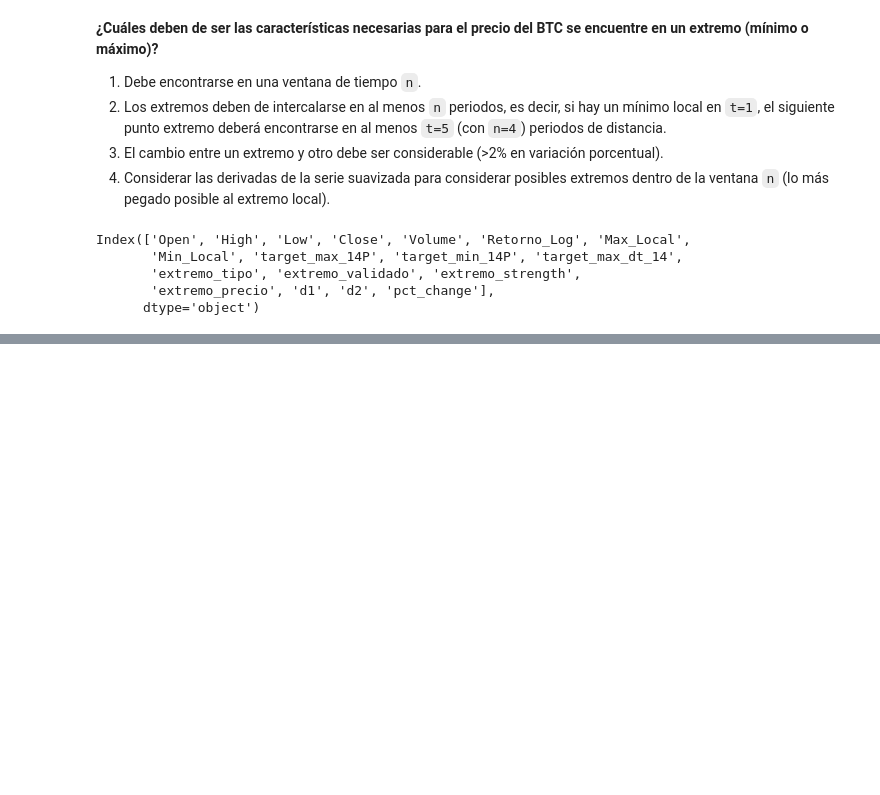
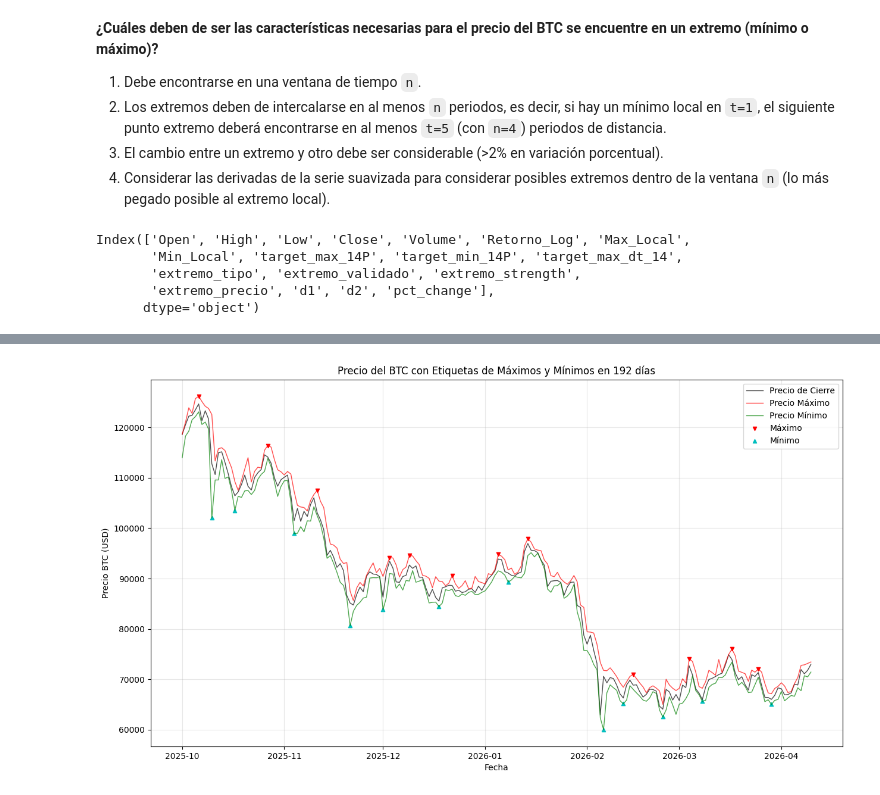
Before and after one commit to julesaccm/Apex-project, a Jupyter notebook: notebooks/EDA_Targeting_BTC.ipynb, the cells around one changed output, grey strips where cells are left out. Cells and saved outputs as stored; diff of their text form; code cells hidden in the pictures; blank space fills up the shorter version.

```diff
--- a/notebooks/EDA_Targeting_BTC.ipynb
+++ b/notebooks/EDA_Targeting_BTC.ipynb
@@ -430,0 +435,38 @@ btc2['target_min'] = np.where(btc2['extremo_tipo']==-1,1,0)
+# %%
+# Funcion para graficar
+def graficar_extremos(df_btc, targets: list, since):
+    btc_graph = df_btc[['High','Close','Low']+targets].copy()
+    btc_graph = btc_graph.loc[df_btc.index >= since]
+
+    titulo=f"Precio del BTC con Etiquetas de Máximos y Mínimos en {btc_graph.shape[0]} días"
+    plt.figure(figsize=(15, 8))
+
+    # 1. Graficamos el precio de cierre como referencia
+    plt.plot(btc_graph.index, btc_graph['Close'], label='Precio de Cierre', color='black', alpha=0.7, lw=1)
+
+    plt.plot(btc_graph.index, btc_graph['High'], label='Precio Máximo', color='r', alpha=0.7, lw=1)
+
+    plt.plot(btc_graph.index, btc_graph['Low'], label='Precio Mínimo', color='g', alpha=0.7, lw=1)
+
+    # 2. Resaltamos los Máximos (Target == 1) usando el High
+    maximos = btc_graph[btc_graph[targets[0]] > 0]
+    plt.scatter(maximos.index, maximos['High'], color='red', label='Máximo', marker='v', s=20)
+
+    minimos = btc_graph[btc_graph[targets[1]] > 0]
+    plt.scatter(minimos.index, minimos['Low'], color='c', label='Mínimo', marker='^', s=20)
+
+    plt.title(titulo)
+    plt.xlabel('Fecha')
+    plt.ylabel('Precio BTC (USD)')
+    plt.legend()
+    plt.grid(True, alpha=0.3)
+    plt.show()
+# %%
+labels = pd.DataFrame()
+for m in ['rolling','forward','savgol']:
+    pipe = BTCPipeline(exchange_id="binance", symbol="BTC/USDT", timeframe="1d", keep_meta=False, labeler_method=m)
+    df   = pipe.run("2018-01-01", "2026-04-10")
+    if m == 'rolling':
+        labels = df[['High','Close','Low','target_max','target_min']].rename(columns={'target_max':f'max_{m}','target_min':f'min_{m}'})
+    else:
+        labels = pd.concat([labels, df[['target_max','target_min']].rename(columns={'target_max':f'max_{m}','target_min':f'min_{m}'})],axis=1)
@@ -430,0 +505,5 @@ btc2['target_min'] = np.where(btc2['extremo_tipo']==-1,1,0)
+# %%
+# rolling
+graficar_extremos(labels, ['max_rolling','min_rolling'],'2025-10-01')
+# %% [output]
+[figure, added]
```
Also changed, not shown: parts of 9 cells of this notebook, 20 other files.
